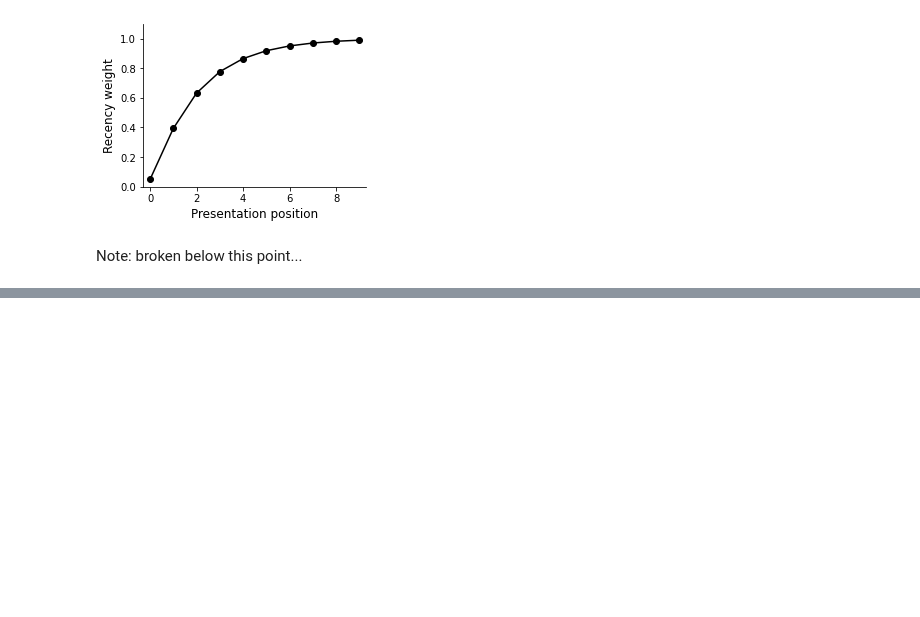
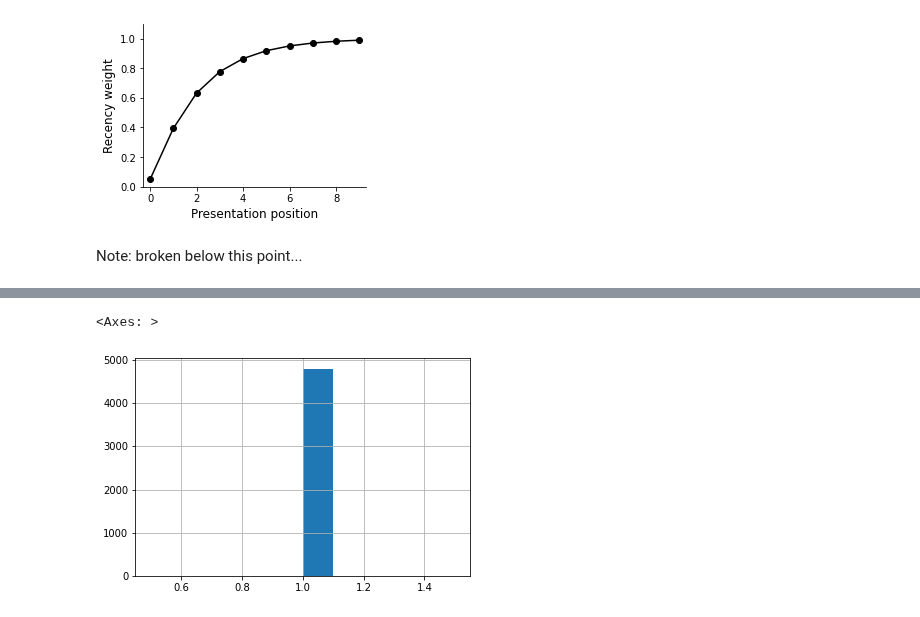
Before and after one commit to jeremymanning/attention-memory-task, a Jupyter notebook: code/data_loader.ipynb, the cells around one changed output, grey strips where cells are left out. Cells and saved outputs as stored; diff of their text form; code cells hidden in the pictures; blank space fills up the shorter version.

```diff
--- a/code/data_loader.ipynb
+++ b/code/data_loader.ipynb
@@ -1074,0 +1081,5 @@ sustained
+# %%
+sustained['Distance to nearest same-category cue'].hist()
+# %% [output]
+<Axes: >
+[figure, added]
```
Also changed, not shown: parts of 9 cells of this notebook.
